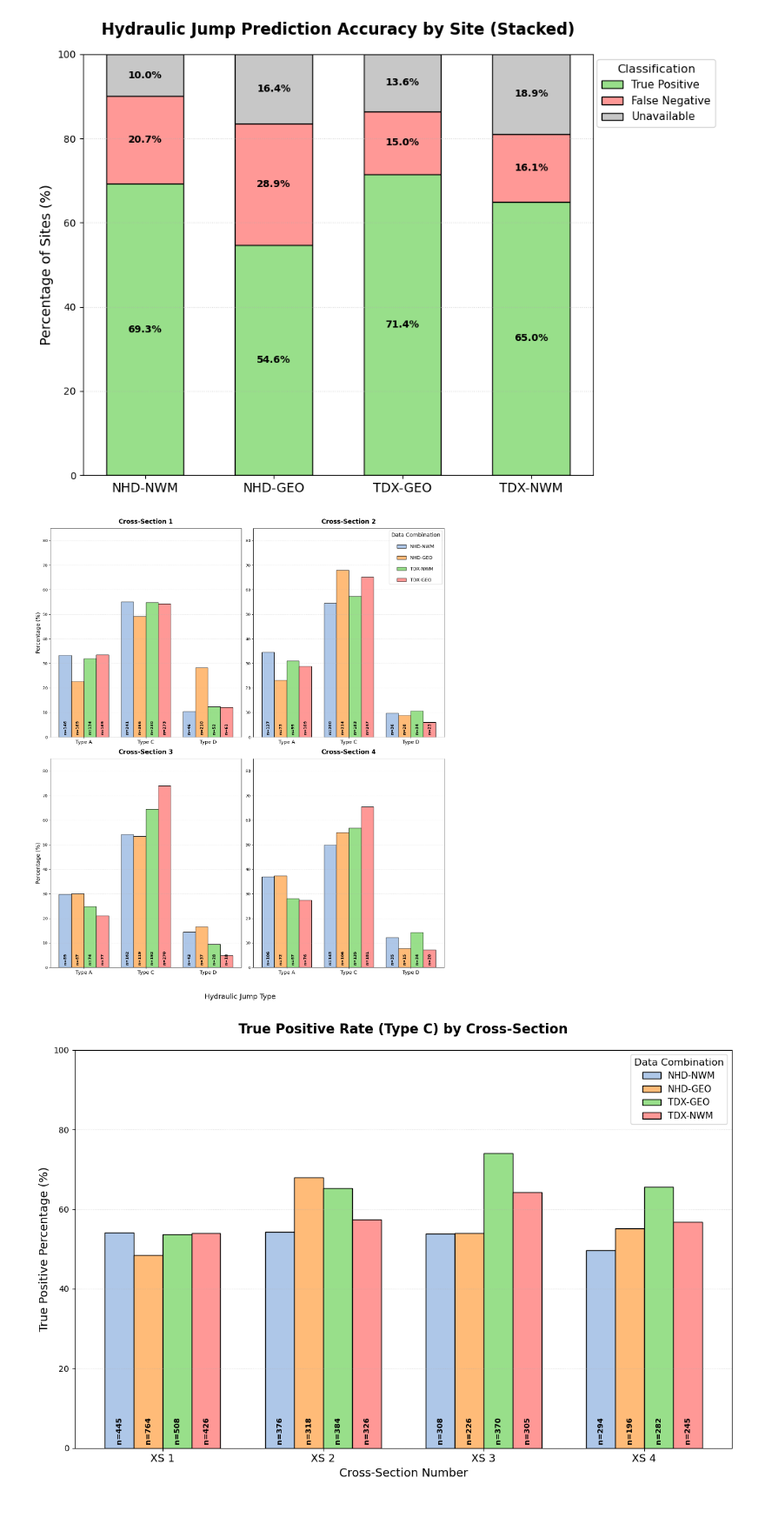
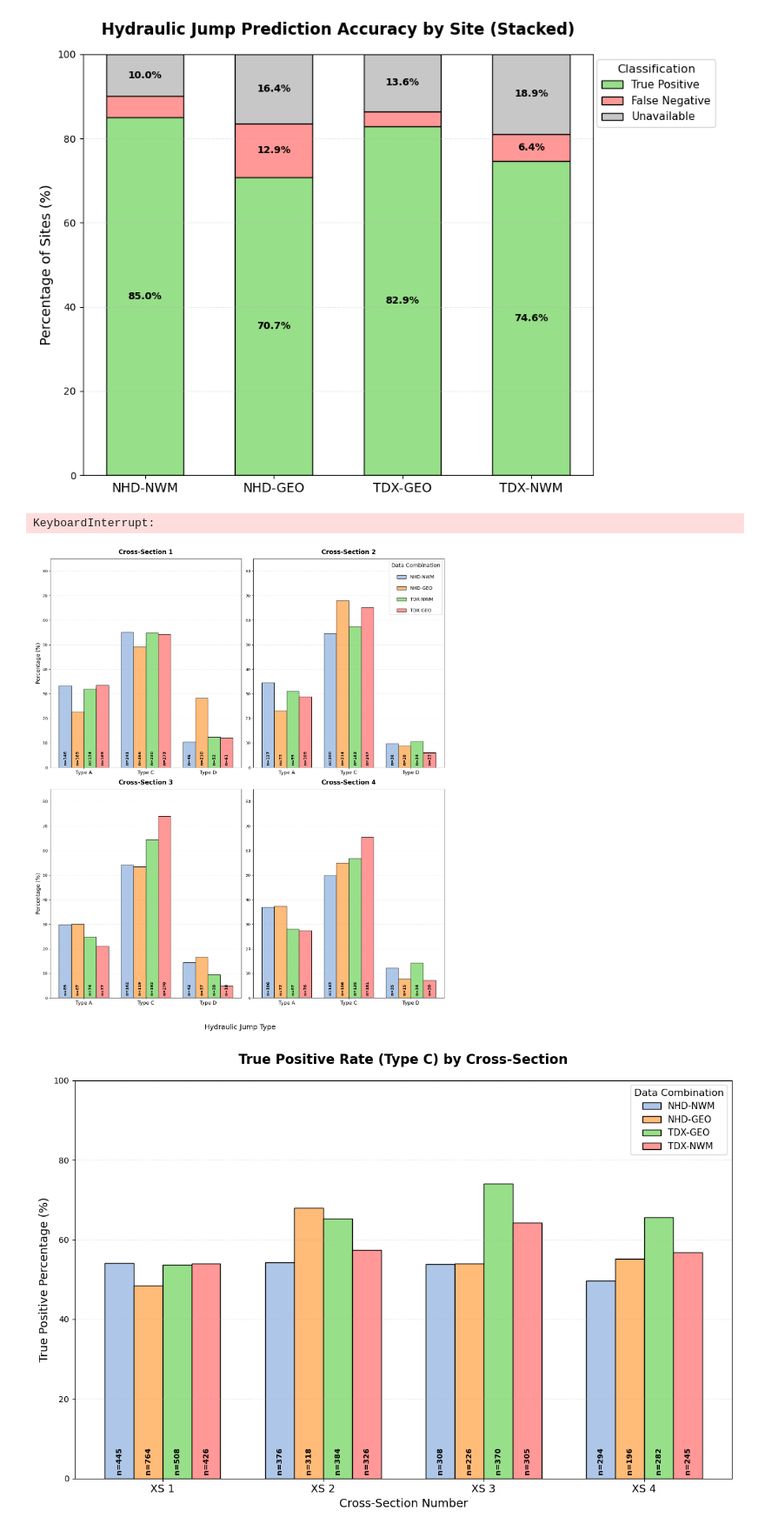
Before and after one commit to ktquint/lhd-processor, a Jupyter notebook: notebooks/summary_stats.ipynb, the cells around one changed output. Shown at 87% size. Cells and saved outputs as stored; diff of their text form; code cells hidden in the pictures.

```diff
--- a/notebooks/summary_stats.ipynb
+++ b/notebooks/summary_stats.ipynb
@@ -14,7 +14,7 @@ import matplotlib.pyplot as plt
 import numpy as np
 
 # --- CONFIGURATION ---
-full_db = '../lhd_processor/data/lhd_database.xlsx'
+full_db = '../lhd_processor/data/lhd_database_adv.xlsx'
 
 # ORDER UPDATED PER REQUEST
 all_combinations = ['NHD-NWM', 'NHD-GEO', 'TDX-GEO', 'TDX-NWM']
@@ -111,34 +111,34 @@ p1 = ax.bar(x, df_plot['TP_Pct'], bar_width, label='True Positive', color=stack_
 p2 = ax.bar(x, df_plot['FN_Pct'], bar_width, bottom=df_plot['TP_Pct'], label='False Negative', color=stack_colors[1], edgecolor='black')
 p3 = ax.bar(x, df_plot['NA_Pct'], bar_width, bottom=df_plot['TP_Pct'] + df_plot['FN_Pct'], label='Unavailable', color=stack_colors[2], edgecolor='black')
 
 # Add percentage labels
 for i, row in df_plot.iterrows():
     # TP Label
     if row['TP_Pct'] > 5:
         ax.text(i, row['TP_Pct']/2, f"{row['TP_Pct']:.1f}%", ha='center', va='center', color='black', fontweight='bold')
     # FN Label
     if row['FN_Pct'] > 5:
         ax.text(i, row['TP_Pct'] + row['FN_Pct']/2, f"{row['FN_Pct']:.1f}%", ha='center', va='center', color='black', fontweight='bold')
     # NA Label
     if row['NA_Pct'] > 5:
         ax.text(i, row['TP_Pct'] + row['FN_Pct'] + row['NA_Pct']/2, f"{row['NA_Pct']:.1f}%", ha='center', va='center', color='black', fontweight='bold')
 
 # Styling
 ax.set_title('Hydraulic Jump Prediction Accuracy by Site (Stacked)', fontsize=16, fontweight='bold', pad=20)
 ax.set_ylabel('Percentage of Sites (%)', fontsize=14)
 ax.set_xticks(x)
 ax.set_xticklabels(all_combinations, fontsize=13)
 ax.set_ylim(0, 100)
 ax.grid(axis='y', linestyle=':', alpha=0.5)
 
 # Legend
 ax.legend(title='Classification', title_fontsize=12, fontsize=11, loc='upper right', bbox_to_anchor=(1.25, 1))
 
 plt.tight_layout()
 plt.savefig('incident_classification_stacked.png', dpi=300, bbox_inches='tight', facecolor='white')
 plt.show()
 # %% [output]
-[figure, old version]
+[figure, new version]
 # %%
 import pandas as pd
 import matplotlib.pyplot as plt
@@ -259,6 +259,7 @@ plt.tight_layout(rect=[0, 0.03, 1, 0.98])
 plt.savefig('jump_type_prevalence_pastel.png', dpi=300, bbox_inches='tight', facecolor='white')
 plt.show()
 # %% [output]
+KeyboardInterrupt:
 [figure]
 # %%
 # --- NEW PLOT: True Positive % by Cross-Section ---
```
Also changed, not shown: parts of 7 cells of this notebook, 2 other files.
